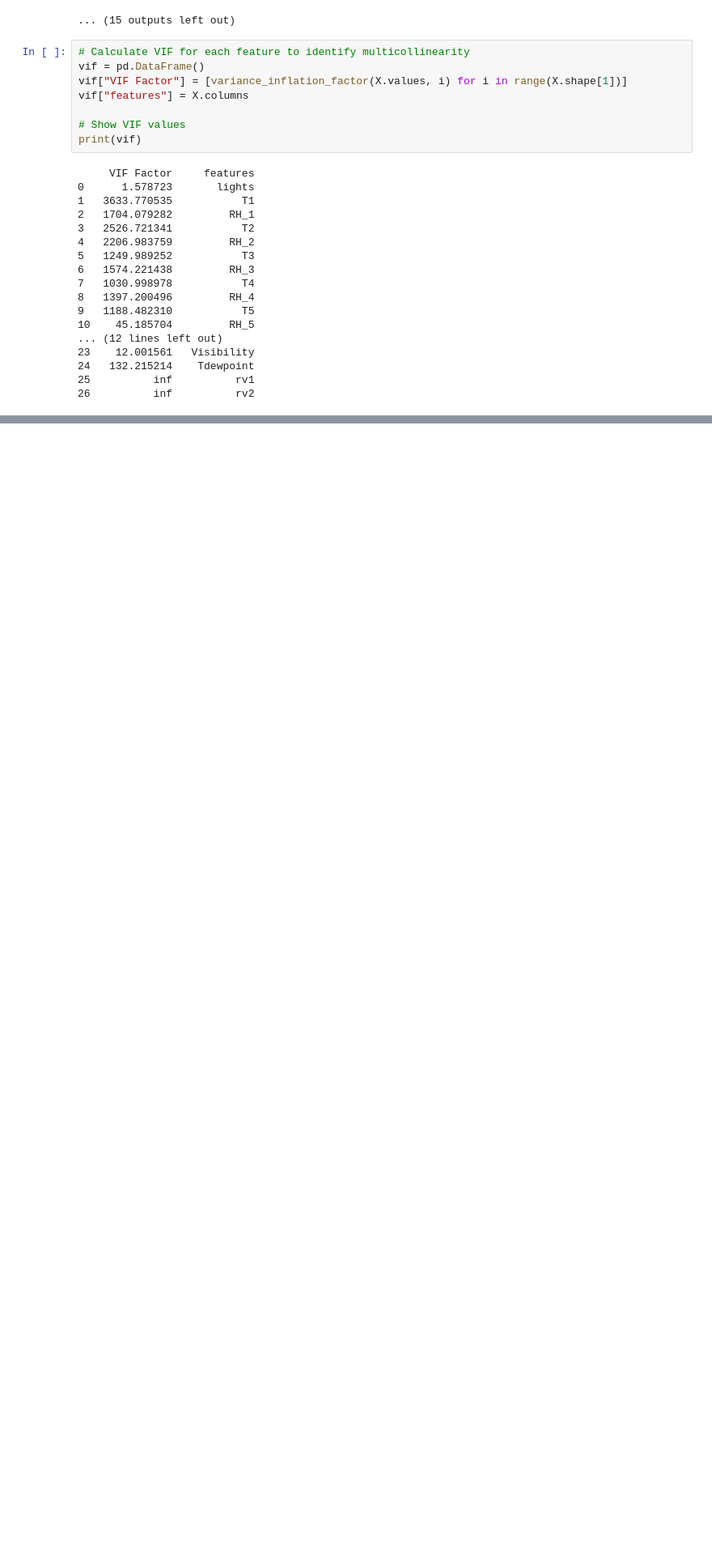
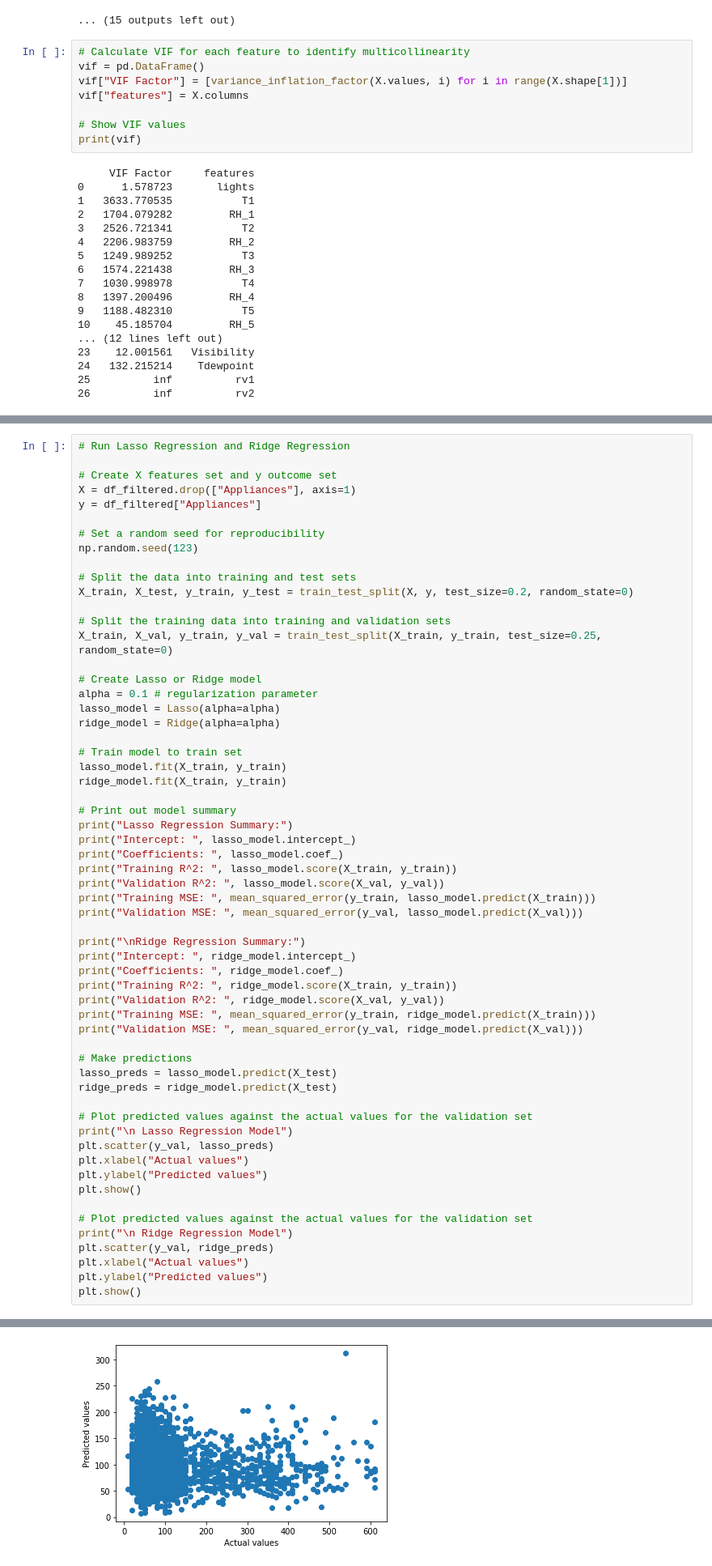
Before and after one commit to nimnathw/energy-consumption, a Jupyter notebook: energy_consumption.ipynb, the cells around one changed output, grey strips where cells are left out. Shown at 81% size. Cells and saved outputs as stored; diff of their text form; blank space fills up the shorter version.

```diff
--- a/energy_consumption.ipynb
+++ b/energy_consumption.ipynb
@@ -350,0 +453,60 @@ R-squared:  0.17203301553844175
+# %%
+# Run Lasso Regression and Ridge Regression
+
+# Create X features set and y outcome set
+X = df_filtered.drop(["Appliances"], axis=1)
+y = df_filtered["Appliances"]
+
+# Set a random seed for reproducibility
+np.random.seed(123)
+
+# Split the data into training and test sets
+X_train, X_test, y_train, y_test = train_test_split(X, y, test_size=0.2, random_state=0)
+
+# Split the training data into training and validation sets
+X_train, X_val, y_train, y_val = train_test_split(X_train, y_train, test_size=0.25, random_state=0)
+
+# Create Lasso or Ridge model
+alpha = 0.1 # regularization parameter
+lasso_model = Lasso(alpha=alpha)
+ridge_model = Ridge(alpha=alpha)
+
+# Train model to train set
+lasso_model.fit(X_train, y_train)
+ridge_model.fit(X_train, y_train)
+
+# Print out model summary
+print("Lasso Regression Summary:")
+print("Intercept: ", lasso_model.intercept_)
+print("Coefficients: ", lasso_model.coef_)
+print("Training R^2: ", lasso_model.score(X_train, y_train))
+print("Validation R^2: ", lasso_model.score(X_val, y_val))
+print("Training MSE: ", mean_squared_error(y_train, lasso_model.predict(X_train)))
+print("Validation MSE: ", mean_squared_error(y_val, lasso_model.predict(X_val)))
+
+print("\nRidge Regression Summary:")
+print("Intercept: ", ridge_model.intercept_)
+print("Coefficients: ", ridge_model.coef_)
+print("Training R^2: ", ridge_model.score(X_train, y_train))
+print("Validation R^2: ", ridge_model.score(X_val, y_val))
+print("Training MSE: ", mean_squared_error(y_train, ridge_model.predict(X_train)))
+print("Validation MSE: ", mean_squared_error(y_val, ridge_model.predict(X_val)))
+
+# Make predictions
+lasso_preds = lasso_model.predict(X_test)
+ridge_preds = ridge_model.predict(X_test)
+
+# Plot predicted values against the actual values for the validation set
+print("\n Lasso Regression Model")
+plt.scatter(y_val, lasso_preds)
+plt.xlabel("Actual values")
+plt.ylabel("Predicted values")
+plt.show()
+
+# Plot predicted values against the actual values for the validation set
+print("\n Ridge Regression Model")
+plt.scatter(y_val, ridge_preds)
+plt.xlabel("Actual values")
+plt.ylabel("Predicted values")
+plt.show()
+# %% [output]
@@ -350,0 +530 @@ R-squared:  0.17203301553844175
+[figure, added]
```
Also changed, not shown: parts of 11 cells of this notebook.
